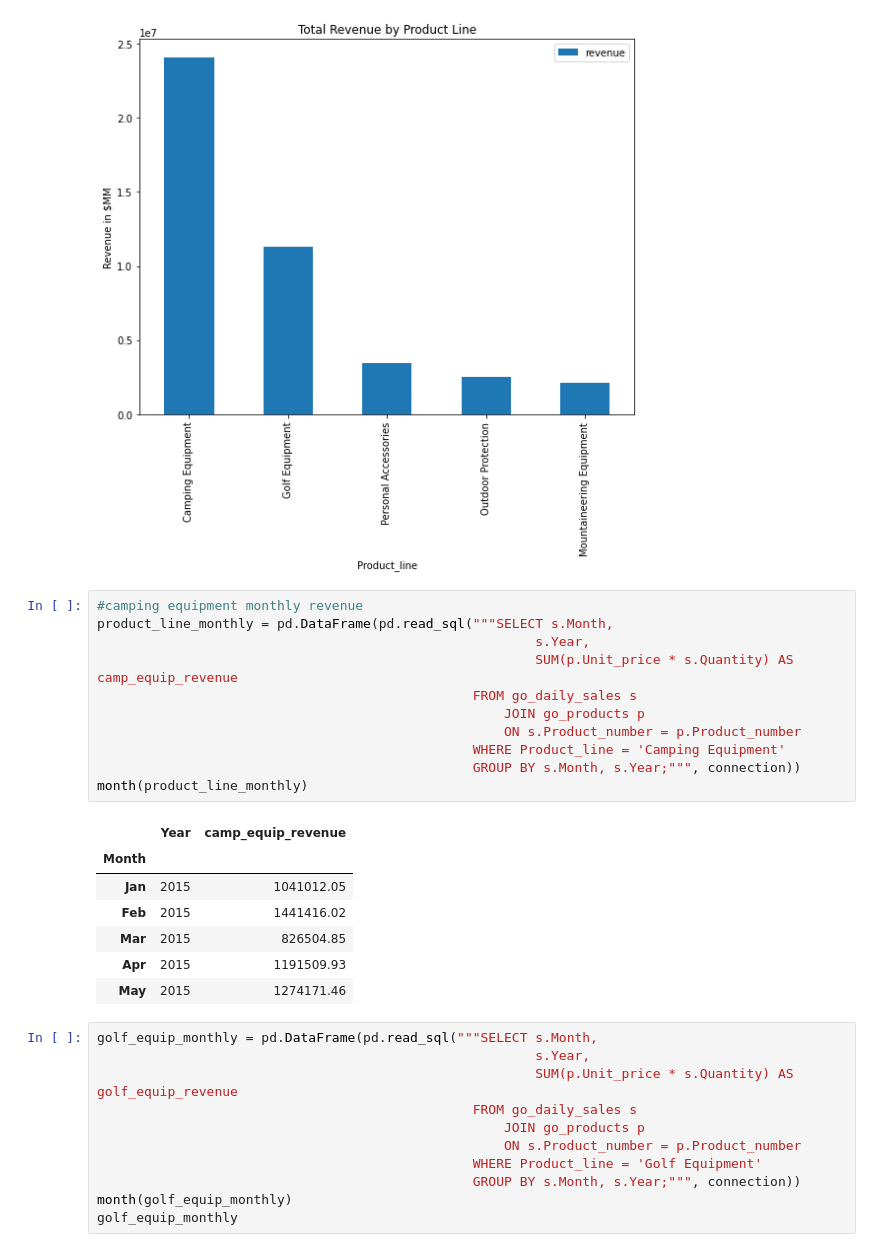
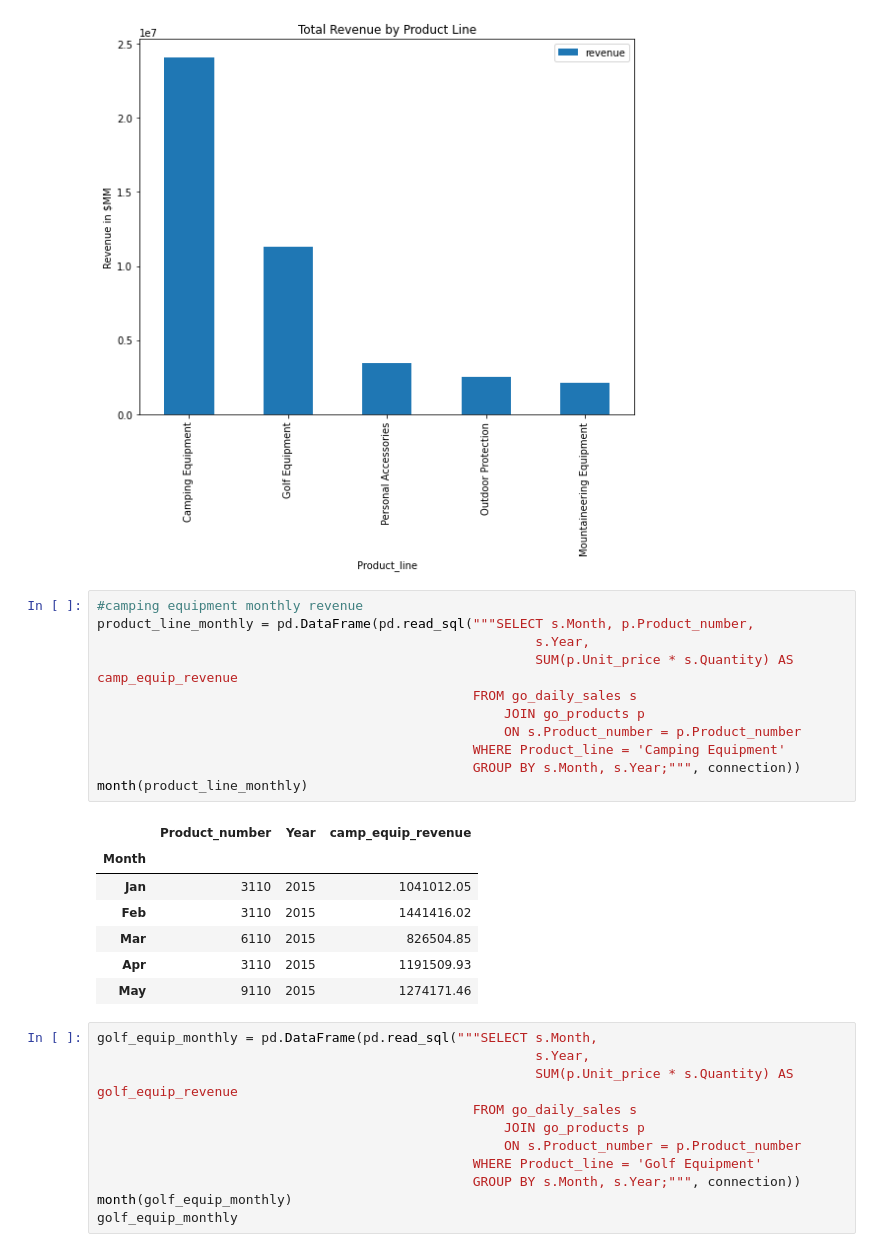
Before and after one commit to RenettaNelson/ADS-507---SQL-Data-Pipeline, a Jupyter notebook: ADS-507-01_group_3_wild_wonderful_sales.ipynb, the cells around one changed output. Saved outputs shown, nothing was run; the diff lists cells and outputs as text.

```diff
--- a/ADS-507-01_group_3_wild_wonderful_sales.ipynb
+++ b/ADS-507-01_group_3_wild_wonderful_sales.ipynb
@@ -633,23 +680,23 @@ Done
 [figure]
 # %%
 #camping equipment monthly revenue
-product_line_monthly = pd.DataFrame(pd.read_sql("""SELECT s.Month,
+product_line_monthly = pd.DataFrame(pd.read_sql("""SELECT s.Month, p.Product_number,
                                                         s.Year,
                                                         SUM(p.Unit_price * s.Quantity) AS camp_equip_revenue
                                                 FROM go_daily_sales s
                                                     JOIN go_products p
                                                     ON s.Product_number = p.Product_number
                                                 WHERE Product_line = 'Camping Equipment'
                                                 GROUP BY s.Month, s.Year;""", connection))
 month(product_line_monthly)
 # %% [output]
-|  | Year | camp_equip_revenue |
-| Month |  |  |
-| Jan | 2015 | 1041012.05 |
-| Feb | 2015 | 1441416.02 |
-| Mar | 2015 | 826504.85 |
-| Apr | 2015 | 1191509.93 |
-| May | 2015 | 1274171.46 |
+|  | Product_number | Year | camp_equip_revenue |
+| Month |  |  |  |
+| Jan | 3110 | 2015 | 1041012.05 |
+| Feb | 3110 | 2015 | 1441416.02 |
+| Mar | 6110 | 2015 | 826504.85 |
+| Apr | 3110 | 2015 | 1191509.93 |
+| May | 9110 | 2015 | 1274171.46 |
 # %%
 golf_equip_monthly = pd.DataFrame(pd.read_sql("""SELECT s.Month,
                                                         s.Year,
```
Also changed, not shown: parts of 37 cells of this notebook, 10 other files.
